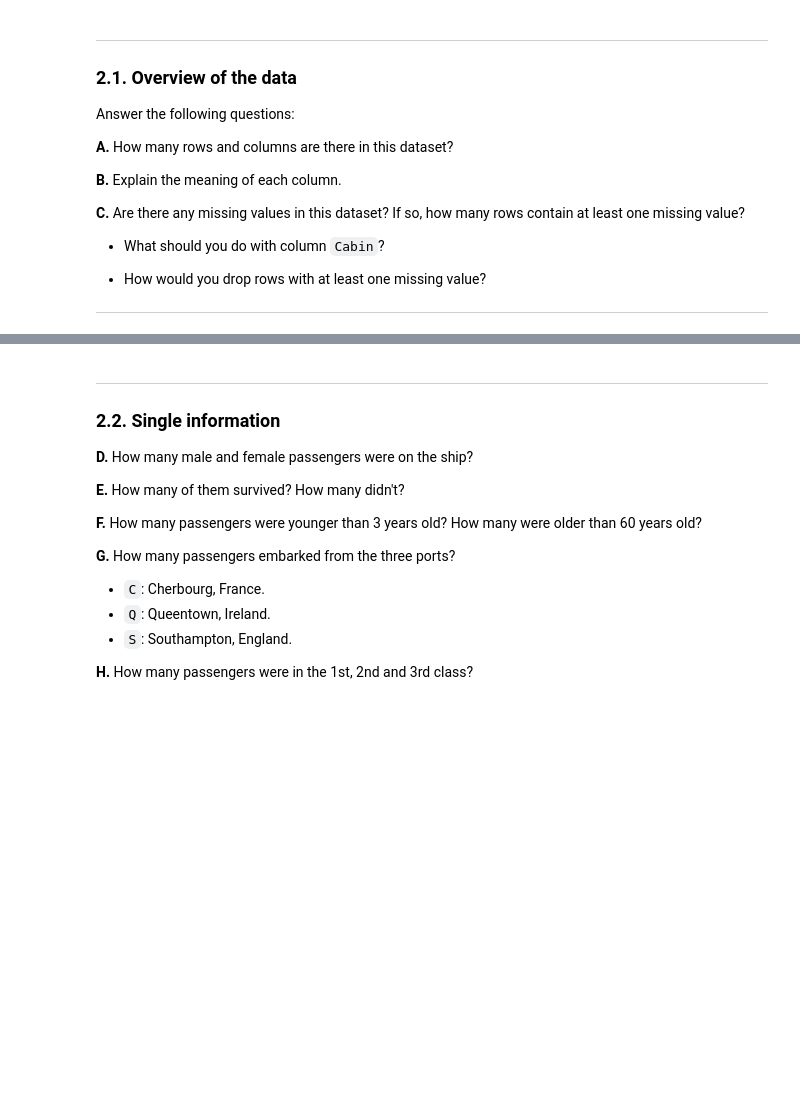
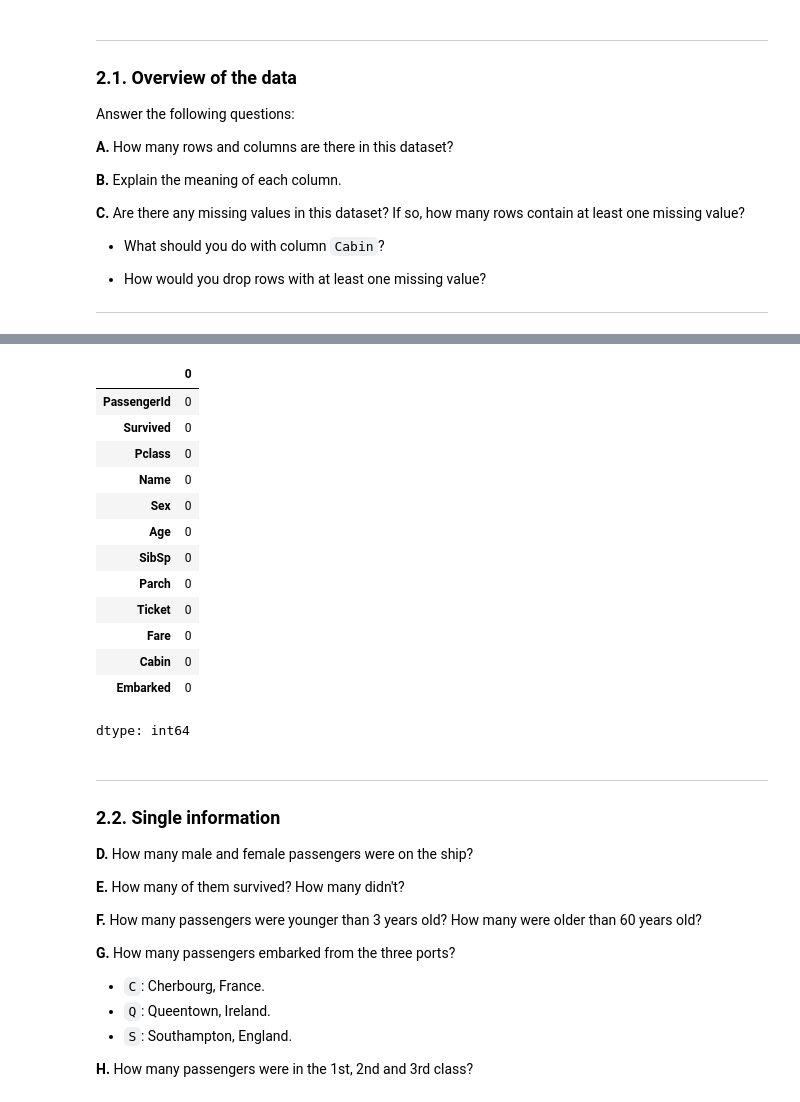
Before and after one commit to SuosSovanrith/DataAnalysisI, a Jupyter notebook: Lab1_SuosSovanrith.ipynb, the cells around one changed output, grey strips where cells are left out. Saved outputs shown, nothing was run; the diff lists cells and outputs as text; code cells hidden in the pictures; blank space fills up the shorter version.

```diff
--- a/Lab1_SuosSovanrith.ipynb
+++ b/Lab1_SuosSovanrith.ipynb
@@ -87,3 +159,22 @@ Answer the following questions:
+# %%
+# Drop rows with at least one missing value
+data.dropna(inplace=True)
+data.isna().sum()
+# %% [output]
+|  | 0 |
+| PassengerId | 0 |
+| Survived | 0 |
+| Pclass | 0 |
+| Name | 0 |
+| Sex | 0 |
+| Age | 0 |
+| SibSp | 0 |
+| Parch | 0 |
+| Ticket | 0 |
+| Fare | 0 |
+| Cabin | 0 |
+| Embarked | 0 |
+dtype: int64
 # %% [markdown]
 -------
 
```
Also changed, not shown: parts of 16 cells of this notebook.
